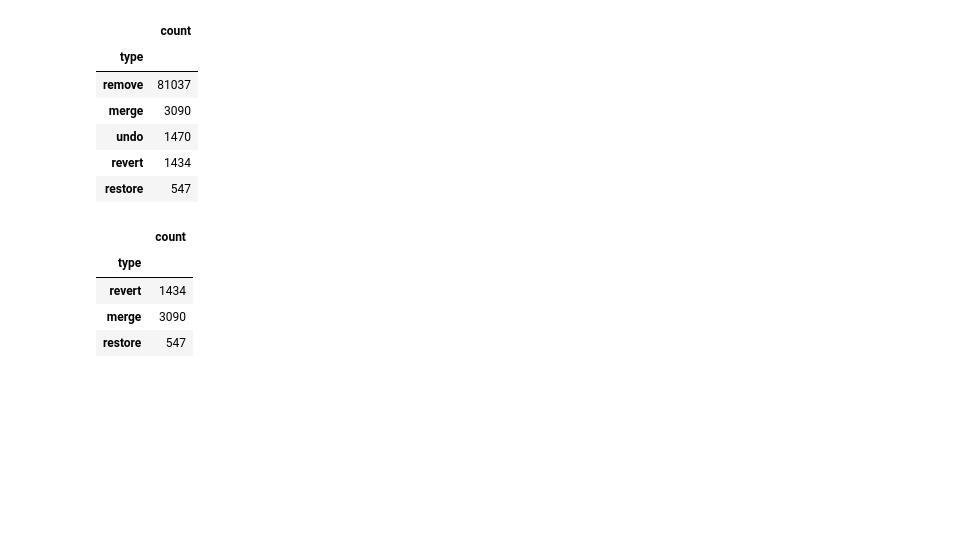
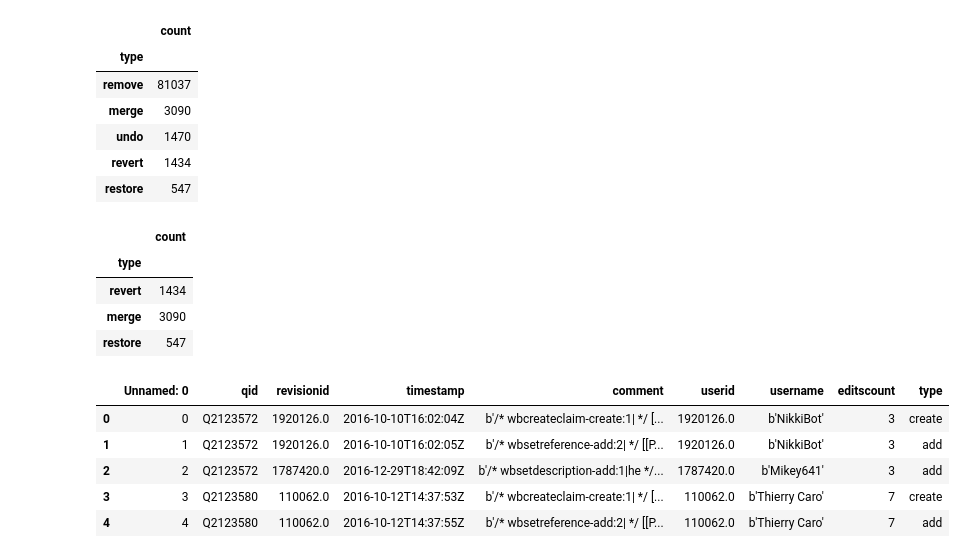
Before and after one commit to yadavtushita/6CCS3PRJ-WikidataProject, a Jupyter notebook: Politics.ipynb, the cells around one changed output. Drawn from its saved outputs; the diff is of its cells as text; code cells hidden in the pictures; blank space fills up the shorter version.

```diff
--- a/Politics.ipynb
+++ b/Politics.ipynb
@@ -275,3 +278,12 @@ tss.loc[['revert', 'merge', 'restore']]
 | revert | 1434 |
 | merge | 3090 |
 | restore | 547 |
+# %%
+rev.head()
+# %% [output]
+|  | Unnamed: 0 | qid | revisionid | timestamp | comment | userid | username | editscount | type |
+| 0 | 0 | Q2123572 | 1920126.0 | 2016-10-10T16:02:04Z | b'/* wbcreateclaim-create:1| */ [... | 1920126.0 | b'NikkiBot' | 3 | create |
+| 1 | 1 | Q2123572 | 1920126.0 | 2016-10-10T16:02:05Z | b'/* wbsetreference-add:2| */ [[P... | 1920126.0 | b'NikkiBot' | 3 | add |
+| 2 | 2 | Q2123572 | 1787420.0 | 2016-12-29T18:42:09Z | b'/* wbsetdescription-add:1|he */... | 1787420.0 | b'Mikey641' | 3 | add |
+| 3 | 3 | Q2123580 | 110062.0 | 2016-10-12T14:37:53Z | b'/* wbcreateclaim-create:1| */ [... | 110062.0 | b'Thierry Caro' | 7 | create |
+| 4 | 4 | Q2123580 | 110062.0 | 2016-10-12T14:37:55Z | b'/* wbsetreference-add:2| */ [[P... | 110062.0 | b'Thierry Caro' | 7 | add |
```
Also changed, not shown: parts of 19 cells of this notebook.
